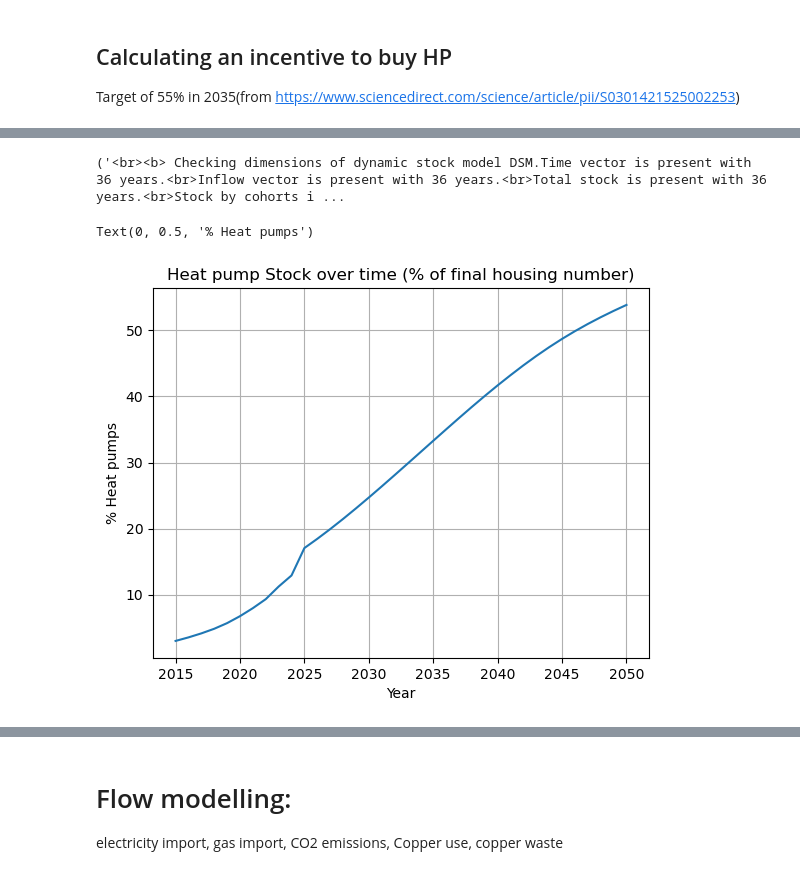
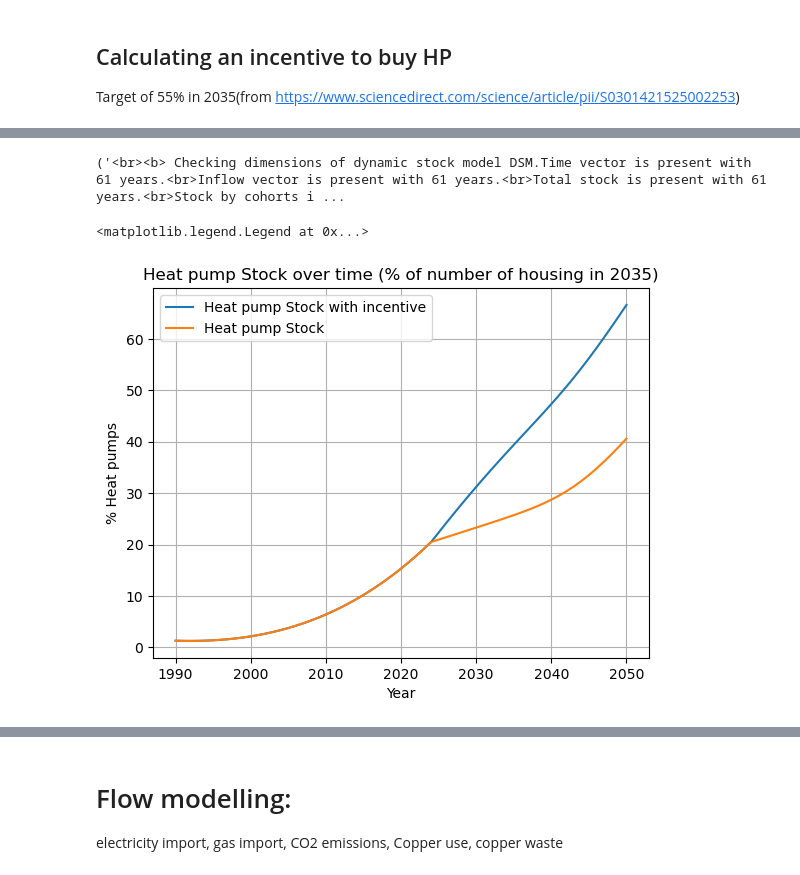
Before and after one commit to Margaux-Ccd/MFA_HeatPumps, a Jupyter notebook: Dynamic_MFA/Dynamic_HP.ipynb, the cells around one changed output, grey strips where cells are left out. Saved outputs shown, nothing was run; the diff lists cells and outputs as text; code cells hidden in the pictures.

```diff
--- a/Dynamic_MFA/Dynamic_HP.ipynb
+++ b/Dynamic_MFA/Dynamic_HP.ipynb
@@ -24,7 +24,7 @@ prop_HP_2024 = 0.17
 prop_GB_2024 = 0.30
 
 # Lifetime HP
-lifetime_HP_2024 = [20]*(46)  # from 2015 to 2050
+lifetime_HP_2024 = [20]*(61)  # from 2015 to 2050
 
 # Lifetime GB
 lifetime_GB_2024 = [20]*(46)  # from 2015 to 2050
@@ -140,3 +213,19 @@ HP_DSM = dsm.DynamicStockModel(t = Years,
+# %%
+# from 2025 to 2050
+H=[HP_stock_i[-1]]*(2050-2024) #63651
+Housing_increase=[h-housing_2024 for h in Housing]
+
+GB_to_HP=np.array(GB_DSM.o).cumsum()
+
+HP_stock_f = [a + b + (prop_GB_2024+prop_HP_2024)*hi for a,b,hi in zip(H,GB_to_HP,Housing_increase[-(2050-2024):])]  #  2025 to 2050 is the projection
+
+# total stock
+HP_stock= HP_stock_i + HP_stock_f
+
+# add new DSM for heat pumps
+
+HP_DSM = dsm.DynamicStockModel(t = np.arange(1990,2051),
+                               s =HP_stock, lt = {'Type': HP_pdf, 'Mean': lifetime_HP_2024, 'StdDev': std_HP* np.array(lifetime_HP_2024)},)
 # %%
 # compute stock driven model to get inflow
 check_HP=HP_DSM.dimension_check()
@@ -174,14 +261,15 @@ Text(0, 0.5, 'Heat pumps')
 ## Calculating an incentive to buy HP
 Target of 55% in 2035(from https://www.sciencedirect.com/science/article/pii/S0301421525002253)
 # %%
-incentive_HP=0.5/100 #<- result: percentage of households that don't have converted yet but will convert due to incentives
+incentive_HP=2/100 #<- result: percentage of households that don't have converted yet but will convert due to incentives
 
 # calculate converted households
 Converted_households=[incentive_HP*(housing_2024-HP_stock_i[-1])]
 
 for i in range(1,26):
     Converted_households.append(incentive_HP*(Housing[26-i]-HP_stock[26-i]-Converted_households[-1])+Converted_households[-1])
-print(Converted_households)
+plt.plot(Converted_households)
+plt.title("Converted households 2025 on")
+
 HP_stock_f1 = [a+ b for a,b in zip(HP_DSM.s[-(2050-2024):],Converted_households)]
-print(len(HP_stock_f1))
 # %% [output]
@@ -191,10 +278,10 @@ print(len(HP_stock_f1))
 
 # total stock
 HP_stock1= HP_stock_i + HP_stock_f1
-print(HP_stock)
+plt.plot(HP_stock1)
 
 # add new buildings
 
-HP_DSM_incentive = dsm.DynamicStockModel(t = Years,
+HP_DSM_incentive = dsm.DynamicStockModel(t = np.arange(1990, 2051),
                                s =HP_stock1, lt = {'Type': HP_pdf, 'Mean': lifetime_HP_2024, 'StdDev': std_HP* np.array(lifetime_HP_2024)},)
 # %% [output]
@@ -202,18 +289,20 @@ HP_DSM_incentive = dsm.DynamicStockModel(t = Years,
 # %%
 # compute stock driven model to get inflow
 HP_inc= HP_DSM_incentive.compute_stock_driven_model()
 
 S_inc=HP_DSM_incentive.compute_stock_total()
 O_inc=HP_DSM_incentive.compute_outflow_total()
 check_HP_inc=HP_DSM_incentive.dimension_check()
 # plot stock
 print(check_HP_inc)
 plt.grid()
-plt.plot( HP_DSM_incentive.t,np.array(HP_DSM_incentive.s)/(housing_2024+Housing_increase[-1])*100, label='Heat pump Stock')
-plt.title('Heat pump Stock over time (% of final housing number)')
+plt.plot( HP_DSM_incentive.t,np.array(HP_DSM_incentive.s)/(Housing[-16])*100, label='Heat pump Stock with incentive')
+plt.plot( HP_DSM.t,np.array(HP_DSM.s)/(Housing[-16])*100, label='Heat pump Stock')
+plt.title('Heat pump Stock over time (% of number of housing in 2035)')
 plt.xlabel('Year')
 plt.ylabel('% Heat pumps')
+plt.legend()
 # %% [output]
-('<br><b> Checking dimensions of dynamic stock model DSM.Time vector is present with 36 years.<br>Inflow vector is present with 36 years.<br>Total stock is present with 36 years.<br>Stock by cohorts i ...
+('<br><b> Checking dimensions of dynamic stock model DSM.Time vector is present with 61 years.<br>Inflow vector is present with 61 years.<br>Total stock is present with 61 years.<br>Stock by cohorts i ...
-Text(0, 0.5, '% Heat pumps')
+<matplotlib.legend.Legend at 0x...>
-[figure, old version]
+[figure, new version]
```
Also changed, not shown: parts of 11 cells of this notebook.
